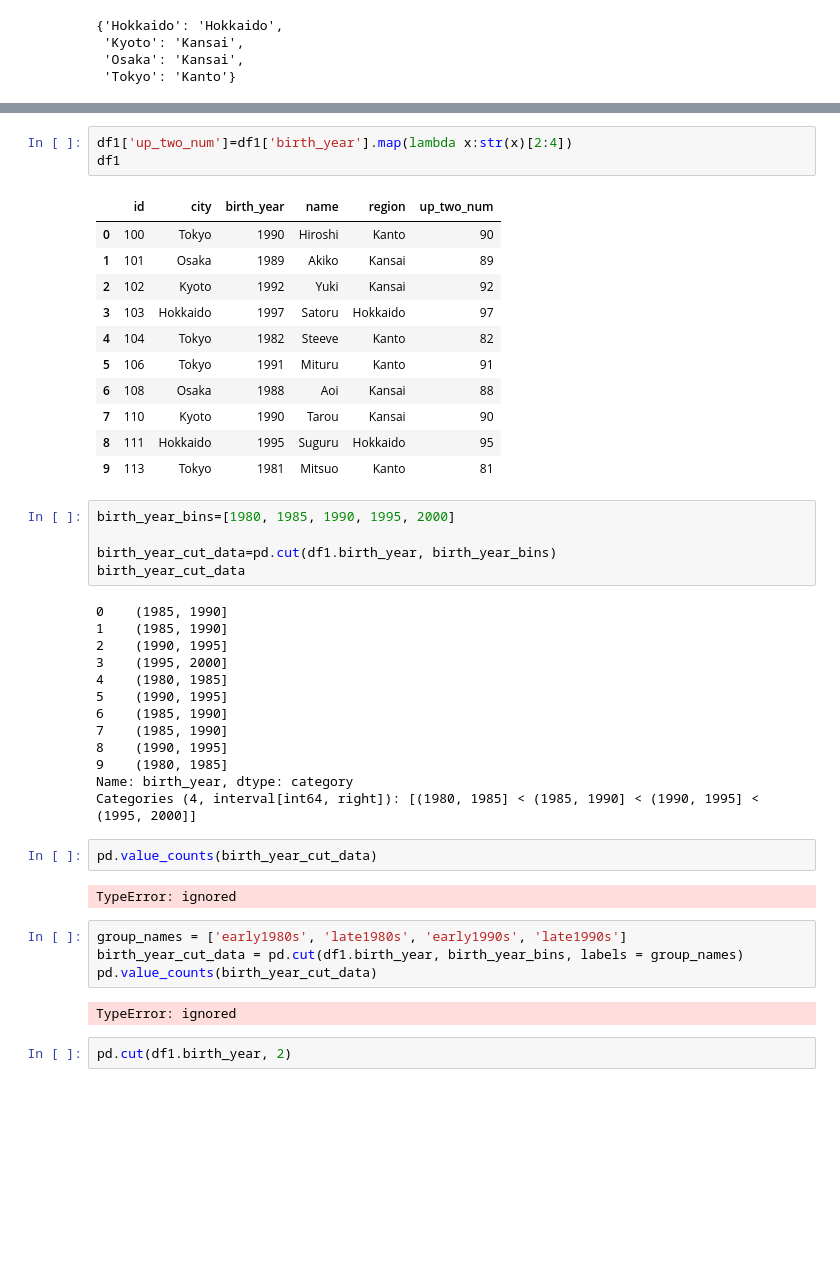
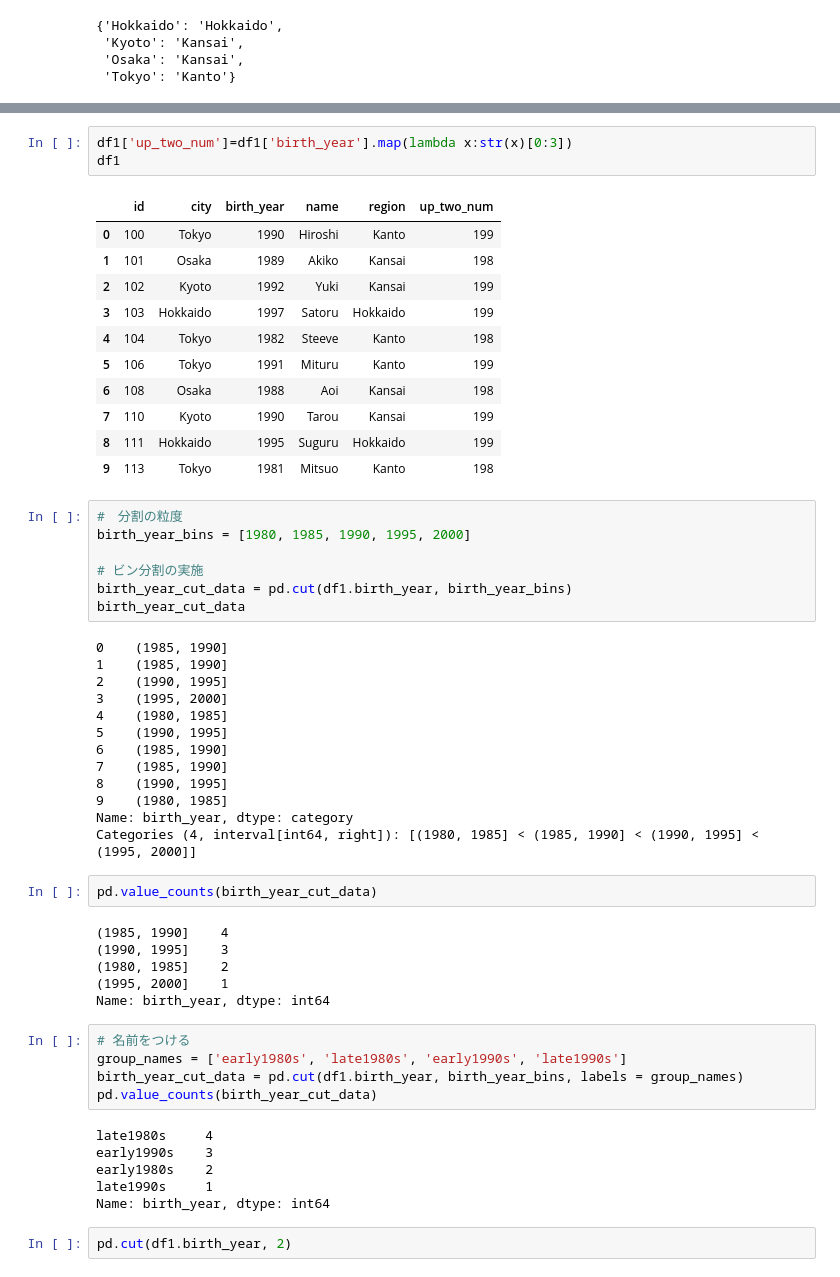
Before and after one commit to TYamashita-22016/M_Math, a Jupyter notebook: c6_2_3.ipynb, the cells around one changed output, grey strips where cells are left out. Saved outputs shown, nothing was run; the diff lists cells and outputs as text; blank space fills up the shorter version.

```diff
--- a/c6_2_3.ipynb
+++ b/c6_2_3.ipynb
@@ -140,22 +141,24 @@ df1
 # %%
-df1['up_two_num']=df1['birth_year'].map(lambda x:str(x)[2:4])
+df1['up_two_num']=df1['birth_year'].map(lambda x:str(x)[0:3])
 df1
 # %% [output]
 |  | id | city | birth_year | name | region | up_two_num |
-| 0 | 100 | Tokyo | 1990 | Hiroshi | Kanto | 90 |
-| 1 | 101 | Osaka | 1989 | Akiko | Kansai | 89 |
-| 2 | 102 | Kyoto | 1992 | Yuki | Kansai | 92 |
-| 3 | 103 | Hokkaido | 1997 | Satoru | Hokkaido | 97 |
-| 4 | 104 | Tokyo | 1982 | Steeve | Kanto | 82 |
-| 5 | 106 | Tokyo | 1991 | Mituru | Kanto | 91 |
-| 6 | 108 | Osaka | 1988 | Aoi | Kansai | 88 |
-| 7 | 110 | Kyoto | 1990 | Tarou | Kansai | 90 |
-| 8 | 111 | Hokkaido | 1995 | Suguru | Hokkaido | 95 |
-| 9 | 113 | Tokyo | 1981 | Mitsuo | Kanto | 81 |
+| 0 | 100 | Tokyo | 1990 | Hiroshi | Kanto | 199 |
+| 1 | 101 | Osaka | 1989 | Akiko | Kansai | 198 |
+| 2 | 102 | Kyoto | 1992 | Yuki | Kansai | 199 |
+| 3 | 103 | Hokkaido | 1997 | Satoru | Hokkaido | 199 |
+| 4 | 104 | Tokyo | 1982 | Steeve | Kanto | 198 |
+| 5 | 106 | Tokyo | 1991 | Mituru | Kanto | 199 |
+| 6 | 108 | Osaka | 1988 | Aoi | Kansai | 198 |
+| 7 | 110 | Kyoto | 1990 | Tarou | Kansai | 199 |
+| 8 | 111 | Hokkaido | 1995 | Suguru | Hokkaido | 199 |
+| 9 | 113 | Tokyo | 1981 | Mitsuo | Kanto | 198 |
 # %%
-birth_year_bins=[1980, 1985, 1990, 1995, 2000]
+#　分割の粒度
+birth_year_bins = [1980, 1985, 1990, 1995, 2000]
 
-birth_year_cut_data=pd.cut(df1.birth_year, birth_year_bins)
+# ビン分割の実施
+birth_year_cut_data = pd.cut(df1.birth_year, birth_year_bins)
 birth_year_cut_data
 # %% [output]
 0    (1985, 1990]
@@ -173,13 +176,22 @@ Categories (4, interval[int64, right]): [(1980, 1985] < (1985, 1990] < (1990, 19
 # %%
 pd.value_counts(birth_year_cut_data)
 # %% [output]
-TypeError: ignored
+(1985, 1990]    4
+(1990, 1995]    3
+(1980, 1985]    2
+(1995, 2000]    1
+Name: birth_year, dtype: int64
 # %%
+# 名前をつける
 group_names = ['early1980s', 'late1980s', 'early1990s', 'late1990s']
 birth_year_cut_data = pd.cut(df1.birth_year, birth_year_bins, labels = group_names)
 pd.value_counts(birth_year_cut_data)
 # %% [output]
-TypeError: ignored
+late1980s     4
+early1990s    3
+early1980s    2
+late1990s     1
+Name: birth_year, dtype: int64
 # %%
 pd.cut(df1.birth_year, 2)
 # %% [output]
```
Also changed, not shown: parts of 3 cells of this notebook.
